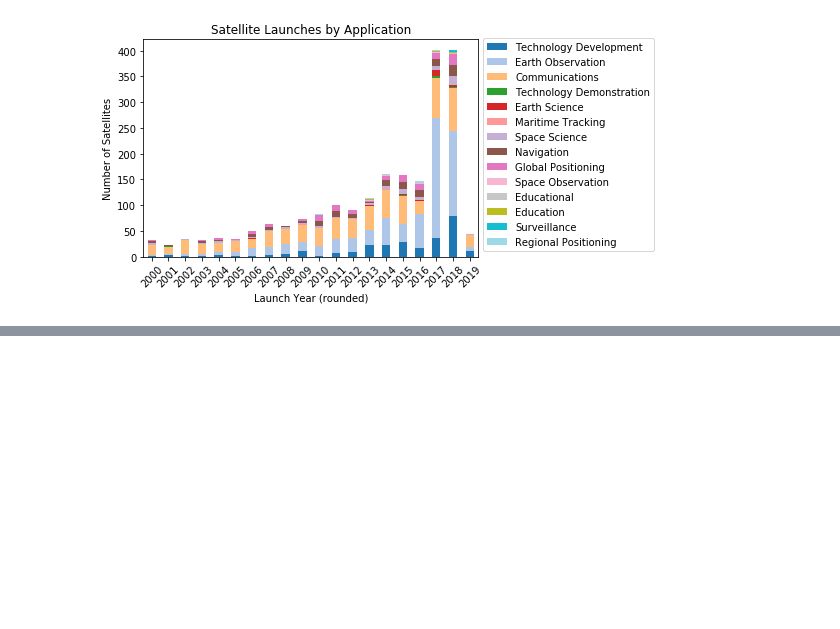
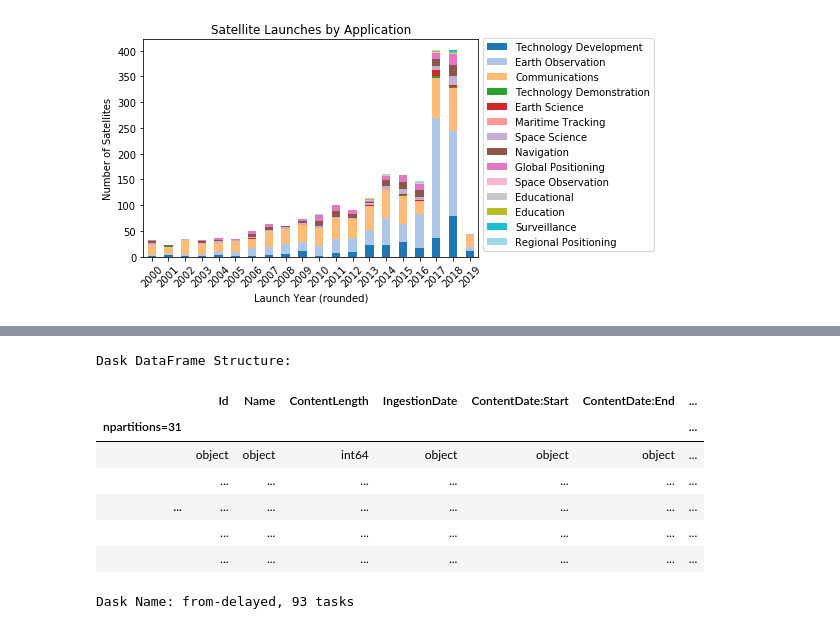
Before and after one commit to salvis2/open_satellite_data_binder, a Jupyter notebook: open_satellite_dataset.ipynb, the cells around one changed output, grey strips where cells are left out. Saved outputs shown, nothing was run; the diff lists cells and outputs as text; code cells hidden in the pictures; blank space fills up the shorter version.

Commit message:
Work on Loading in SciHub Copernicus data

```diff
--- a/open_satellite_dataset.ipynb
+++ b/open_satellite_dataset.ipynb
@@ -512,0 +530,4 @@ plt.show()
+# %%
+scihub_catalog_url = 'https://scihub.copernicus.eu/catalogueview/S1A/2019/01/'
+scihub_catalog = intake.source.csv.CSVSource(scihub_catalog_url + "*.csv")
+scihub_catalog
@@ -512,0 +551,13 @@ plt.show()
+# %%
+scihub_as_dask = scihub_catalog.to_dask()
+scihub_as_dask
+# %% [output]
+Dask DataFrame Structure:
+|  | Id | Name | ContentLength | IngestionDate | ContentDate:Start | ContentDate:End | ... |
+| npartitions=31 |  |  |  |  |  |  | ... |
+|  | object | object | int64 | object | object | object | ... |
+|  | ... | ... | ... | ... | ... | ... | ... |
+| ... | ... | ... | ... | ... | ... | ... | ... |
+|  | ... | ... | ... | ... | ... | ... | ... |
+|  | ... | ... | ... | ... | ... | ... | ... |
+Dask Name: from-delayed, 93 tasks
```
Also changed, not shown: parts of 22 cells of this notebook.
